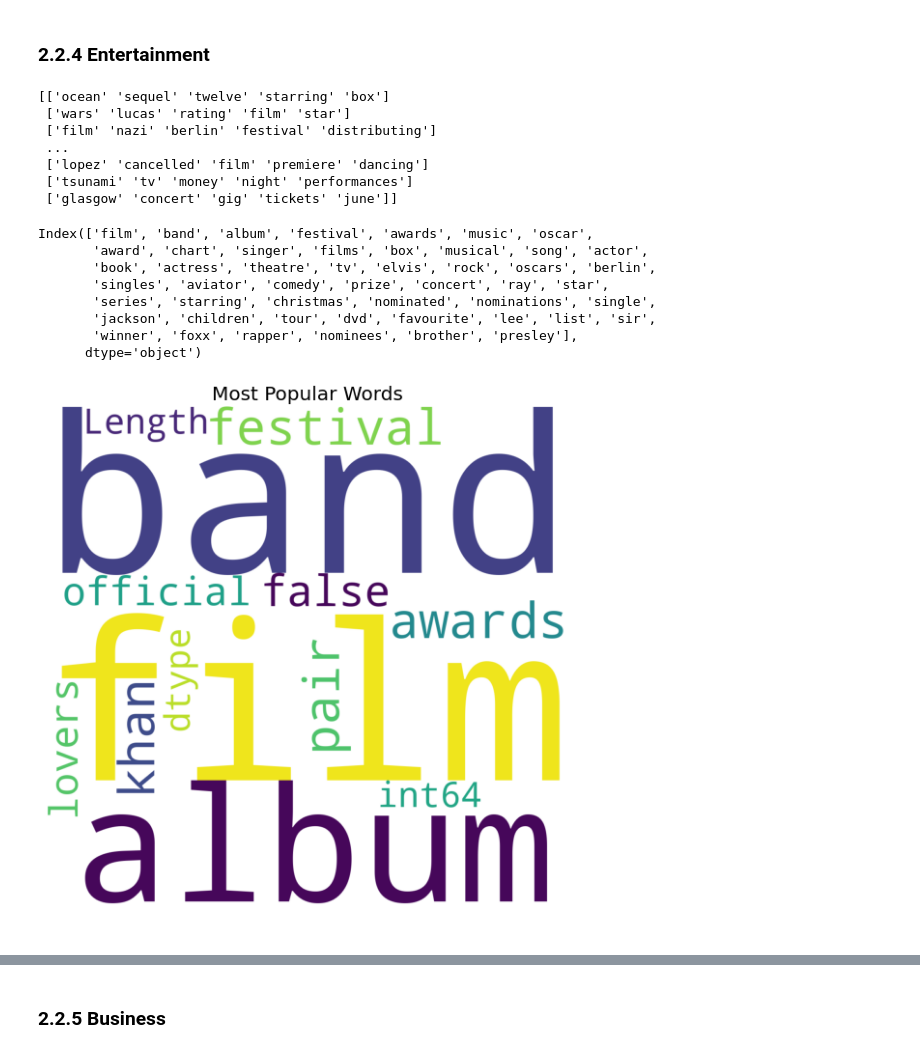
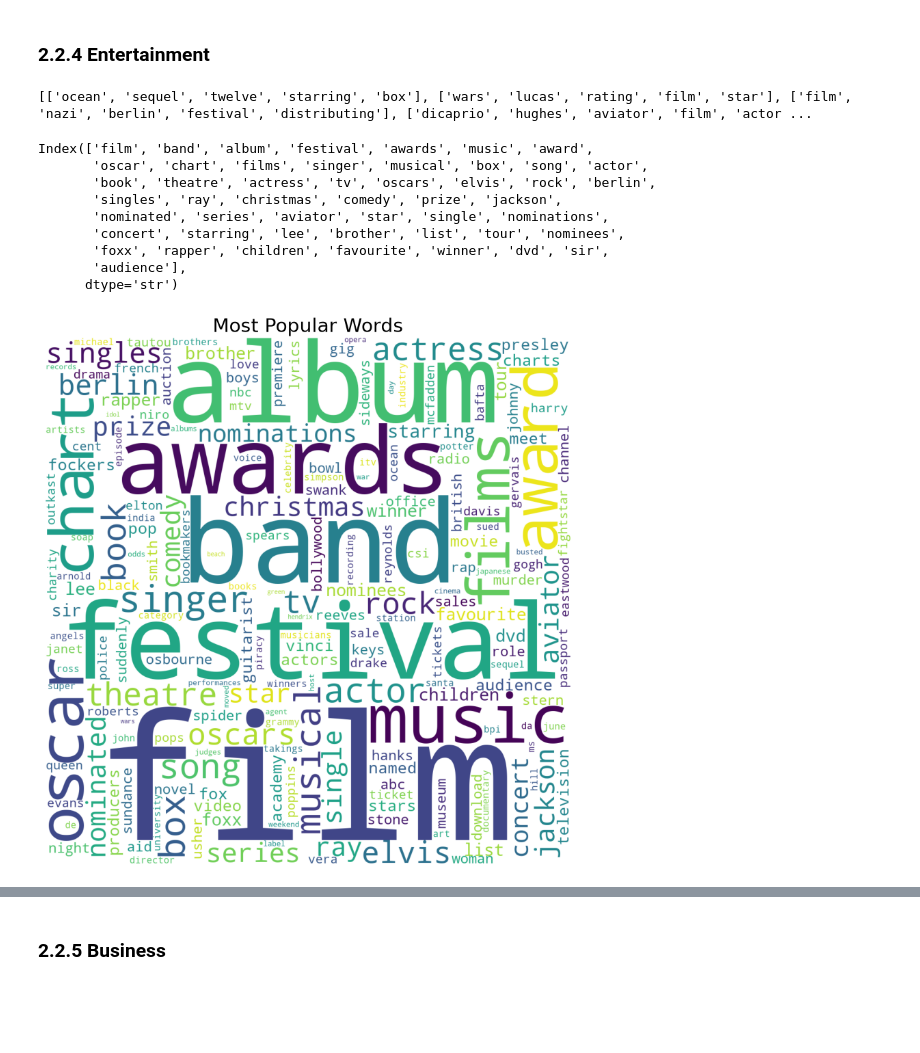
Before and after one commit to Goh-Wei-Chong/BBC-Text-Analysis, a Jupyter notebook: AA_Assignment.ipynb, the cells around one changed output, grey strips where cells are left out. Drawn from its saved outputs; the diff is of its cells as text; code cells hidden in the pictures; blank space fills up the shorter version.

Commit message:
Restore required input and verify notebook on current Python

```diff
--- a/AA_Assignment.ipynb
+++ b/AA_Assignment.ipynb
@@ -461,7 +454,8 @@ print(trans)
 # %%
-full_list=pd.Series([])
-for col in tech_dat2:
-    full_list = full_list.append(tech_dat2[col].dropna())
+full_list = pd.concat(
+    [tech_dat2[col].dropna() for col in tech_dat2],
+    ignore_index=True,
+)
 y = full_list.value_counts().head(50).to_frame()
 y.index
 # %% [output]
@@ -593,7 +577,8 @@ print(trans)
 # %%
-full_list=pd.Series([])
-for col in tech_dat2:
-    full_list = full_list.append(sport_dat2[col].dropna())
+full_list = pd.concat(
+    [sport_dat2[col].dropna() for col in sport_dat2],
+    ignore_index=True,
+)
 y = full_list.value_counts().head(50).to_frame()
 y.index
 # %% [output]
@@ -716,7 +694,8 @@ print(trans)
 # %%
-full_list=pd.Series([])
-for col in politics_dat2:
-    full_list = full_list.append(politics_dat2[col].dropna())
+full_list = pd.concat(
+    [politics_dat2[col].dropna() for col in politics_dat2],
+    ignore_index=True,
+)
 y = full_list.value_counts().head(50).to_frame()
 y.index
 # %% [output]
@@ -825,43 +804,38 @@ trans = []
 for i in range(0, len(entertainment_dat2)):
     trans.append([str(entertainment_dat2.values[i,j]) for j in range(0, 5)])
 
-# conveting it into an numpy array
-trans = np.array(trans)
+# Keep transactions as lists of Python strings for association rule mining.
 
 print(trans)
 # %% [output]
-[['ocean' 'sequel' 'twelve' 'starring' 'box']
- ['wars' 'lucas' 'rating' 'film' 'star']
- ['film' 'nazi' 'berlin' 'festival' 'distributing']
- ...
- ['lopez' 'cancelled' 'film' 'premiere' 'dancing']
- ['tsunami' 'tv' 'money' 'night' 'performances']
- ['glasgow' 'concert' 'gig' 'tickets' 'june']]
+[['ocean', 'sequel', 'twelve', 'starring', 'box'], ['wars', 'lucas', 'rating', 'film', 'star'], ['film', 'nazi', 'berlin', 'festival', 'distributing'], ['dicaprio', 'hughes', 'aviator', 'film', 'actor ...
 # %%
-full_list=pd.Series([])
-for col in entertainment_dat2:
-    full_list = full_list.append(entertainment_dat2[col].dropna())
+full_list = pd.concat(
+    [entertainment_dat2[col].dropna() for col in entertainment_dat2],
+    ignore_index=True,
+)
 y = full_list.value_counts().head(50).to_frame()
 y.index
 # %% [output]
-Index(['film', 'band', 'album', 'festival', 'awards', 'music', 'oscar',
-       'award', 'chart', 'singer', 'films', 'box', 'musical', 'song', 'actor',
-       'book', 'actress', 'theatre', 'tv', 'elvis', 'rock', 'oscars', 'berlin',
-       'singles', 'aviator', 'comedy', 'prize', 'concert', 'ray', 'star',
-       'series', 'starring', 'christmas', 'nominated', 'nominations', 'single',
-       'jackson', 'children', 'tour', 'dvd', 'favourite', 'lee', 'list', 'sir',
-       'winner', 'foxx', 'rapper', 'nominees', 'brother', 'presley'],
-      dtype='object')
+Index(['film', 'band', 'album', 'festival', 'awards', 'music', 'award',
+       'oscar', 'chart', 'films', 'singer', 'musical', 'box', 'song', 'actor',
+       'book', 'theatre', 'actress', 'tv', 'oscars', 'elvis', 'rock', 'berlin',
+       'singles', 'ray', 'christmas', 'comedy', 'prize', 'jackson',
+       'nominated', 'series', 'aviator', 'star', 'single', 'nominations',
+       'concert', 'starring', 'lee', 'brother', 'list', 'tour', 'nominees',
+       'foxx', 'rapper', 'children', 'favourite', 'winner', 'dvd', 'sir',
+       'audience'],
+      dtype='str')
 # %%
 # WordCloud using keywords
 plt.rcParams['figure.figsize'] = (10, 10)
-wordcloud = WordCloud(background_color = 'white', width = 1200,  height = 1200).generate(str(full_list.value_counts()))
+wordcloud = WordCloud(background_color = 'white', width = 1200,  height = 1200, random_state=1).generate_from_frequencies(full_list.value_counts().to_dict())
 plt.imshow(wordcloud)
 plt.axis('off')
 plt.title('Most Popular Words',fontsize = 20)
 plt.show()
 # %% [output]
-[figure, old version]
+[figure, new version]
 # %%
 # looking at the frequency of most popular keywords
 plt.figure(figsize=(18,7))
```
Also changed, not shown: parts of 79 cells of this notebook, 5 other files.
